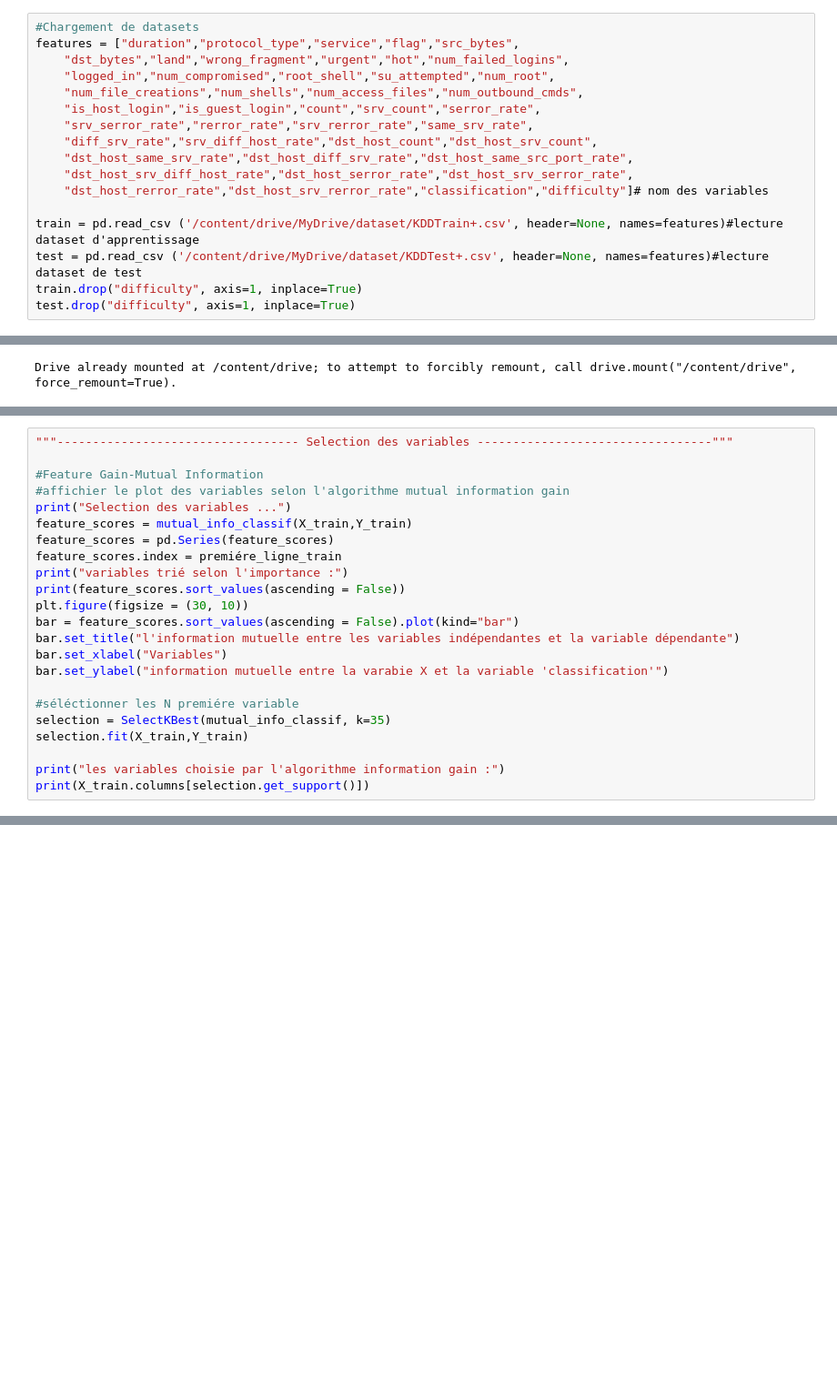
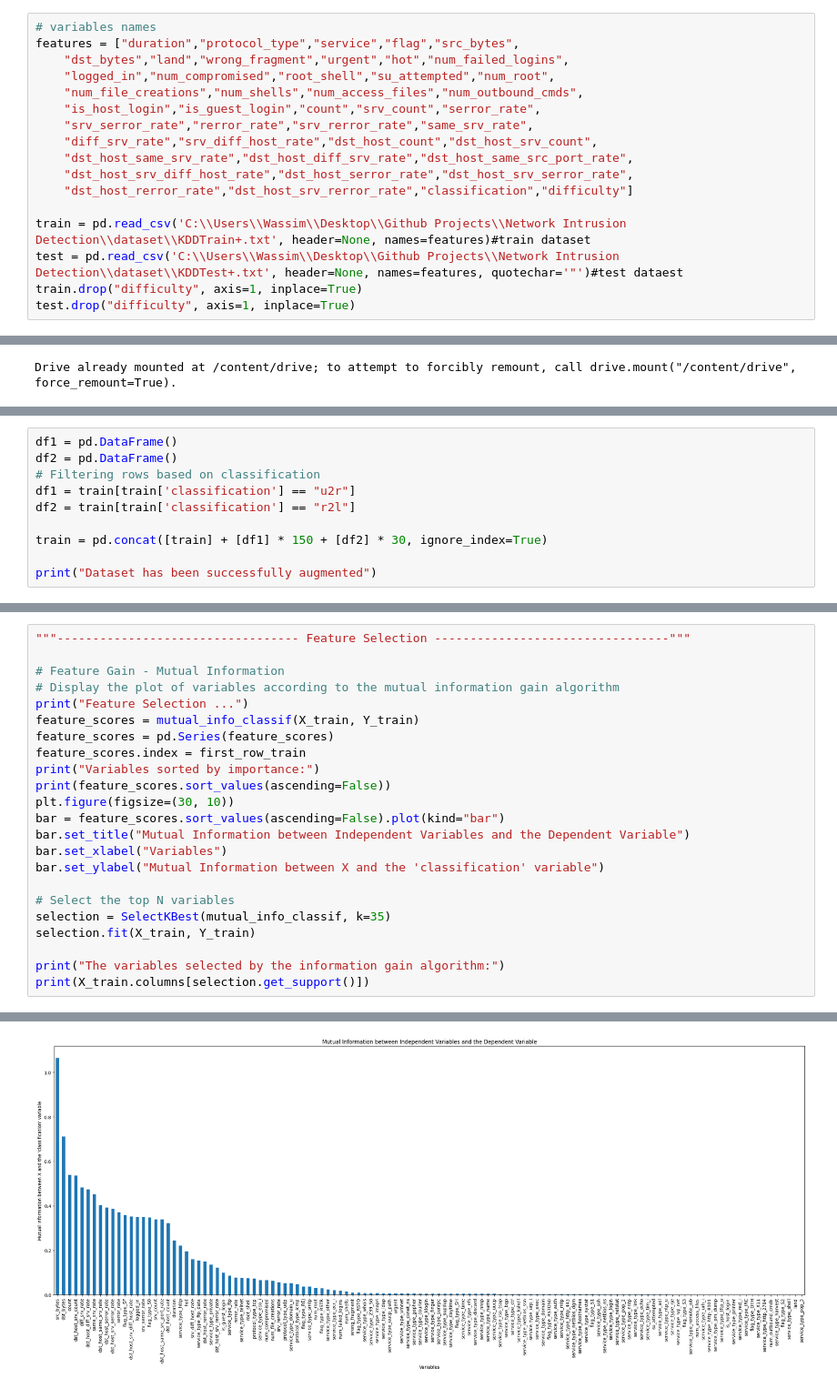
Before and after one commit to wassim-bounaim/network_intrusion_detection, a Jupyter notebook: data_preprocessing.ipynb, the cells around one changed output, grey strips where cells are left out. Shown: that part at 91% size. Cells and saved outputs as stored; diff of their text form; blank space fills up the shorter version.

```diff
--- a/data_preprocessing.ipynb
+++ b/data_preprocessing.ipynb
@@ -9,7 +8,7 @@ from sklearn.preprocessing import StandardScaler
 from sklearn.feature_selection import mutual_info_classif
 from sklearn.feature_selection import SelectKBest
 # %%
-#Chargement de datasets
+# variables names
 features = ["duration","protocol_type","service","flag","src_bytes",
     "dst_bytes","land","wrong_fragment","urgent","hot","num_failed_logins",
     "logged_in","num_compromised","root_shell","su_attempted","num_root",
@@ -19,10 +18,10 @@ features = ["duration","protocol_type","service","flag","src_bytes",
     "diff_srv_rate","srv_diff_host_rate","dst_host_count","dst_host_srv_count",
     "dst_host_same_srv_rate","dst_host_diff_srv_rate","dst_host_same_src_port_rate",
     "dst_host_srv_diff_host_rate","dst_host_serror_rate","dst_host_srv_serror_rate",
-    "dst_host_rerror_rate","dst_host_srv_rerror_rate","classification","difficulty"]# nom des variables
+    "dst_host_rerror_rate","dst_host_srv_rerror_rate","classification","difficulty"]
 
-train = pd.read_csv ('/content/drive/MyDrive/dataset/KDDTrain+.csv', header=None, names=features)#lecture dataset d'apprentissage
-test = pd.read_csv ('/content/drive/MyDrive/dataset/KDDTest+.csv', header=None, names=features)#lecture dataset de test
+train = pd.read_csv('C:\\Users\\Wassim\\Desktop\\Github Projects\\Network Intrusion Detection\\dataset\\KDDTrain+.txt', header=None, names=features)#train dataset
+test = pd.read_csv('C:\\Users\\Wassim\\Desktop\\Github Projects\\Network Intrusion Detection\\dataset\\KDDTest+.txt', header=None, names=features, quotechar='"')#test dataest
 train.drop("difficulty", axis=1, inplace=True)
 test.drop("difficulty", axis=1, inplace=True)
 # %%
@@ -101,0 +47,10 @@ test_colonnes_catégoriales = test[['protocol_type', 'service', 'flag']]
+# %%
+df1 = pd.DataFrame()
+df2 = pd.DataFrame()
+# Filtering rows based on classification
+df1 = train[train['classification'] == "u2r"]
+df2 = train[train['classification'] == "r2l"]
+
+train = pd.concat([train] + [df1] * 150 + [df2] * 30, ignore_index=True)
+
+print("Dataset has been successfully augmented")
@@ -164,23 +159,24 @@ Y_test.to_csv(r"/content/drive/MyDrive/dataset/new dataset/duplicated/Y_test.csv
 # %%
-"""---------------------------------- Selection des variables ---------------------------------"""
+"""---------------------------------- Feature Selection ---------------------------------"""
 
-#Feature Gain-Mutual Information
-#affichier le plot des variables selon l'algorithme mutual information gain
-print("Selection des variables ...")
-feature_scores = mutual_info_classif(X_train,Y_train)
+# Feature Gain - Mutual Information
+# Display the plot of variables according to the mutual information gain algorithm
+print("Feature Selection ...")
+feature_scores = mutual_info_classif(X_train, Y_train)
 feature_scores = pd.Series(feature_scores)
-feature_scores.index = premiére_ligne_train
-print("variables trié selon l'importance :")
-print(feature_scores.sort_values(ascending = False))
-plt.figure(figsize = (30, 10))
-bar = feature_scores.sort_values(ascending = False).plot(kind="bar")
-bar.set_title("l'information mutuelle entre les variables indépendantes et la variable dépendante")
+feature_scores.index = first_row_train
+print("Variables sorted by importance:")
+print(feature_scores.sort_values(ascending=False))
+plt.figure(figsize=(30, 10))
+bar = feature_scores.sort_values(ascending=False).plot(kind="bar")
+bar.set_title("Mutual Information between Independent Variables and the Dependent Variable")
 bar.set_xlabel("Variables")
-bar.set_ylabel("information mutuelle entre la varabie X et la variable 'classification'")
+bar.set_ylabel("Mutual Information between X and the 'classification' variable")
 
-#séléctionner les N premiére variable
+# Select the top N variables
 selection = SelectKBest(mutual_info_classif, k=35)
-selection.fit(X_train,Y_train)
+selection.fit(X_train, Y_train)
 
-print("les variables choisie par l'algorithme information gain :")
+print("The variables selected by the information gain algorithm:")
 print(X_train.columns[selection.get_support()])
+# %% [output]
@@ -186,0 +200 @@ print(X_train.columns[selection.get_support()])
+[figure, added]
```
Also changed, not shown: parts of 10 cells of this notebook, 4 other files.
